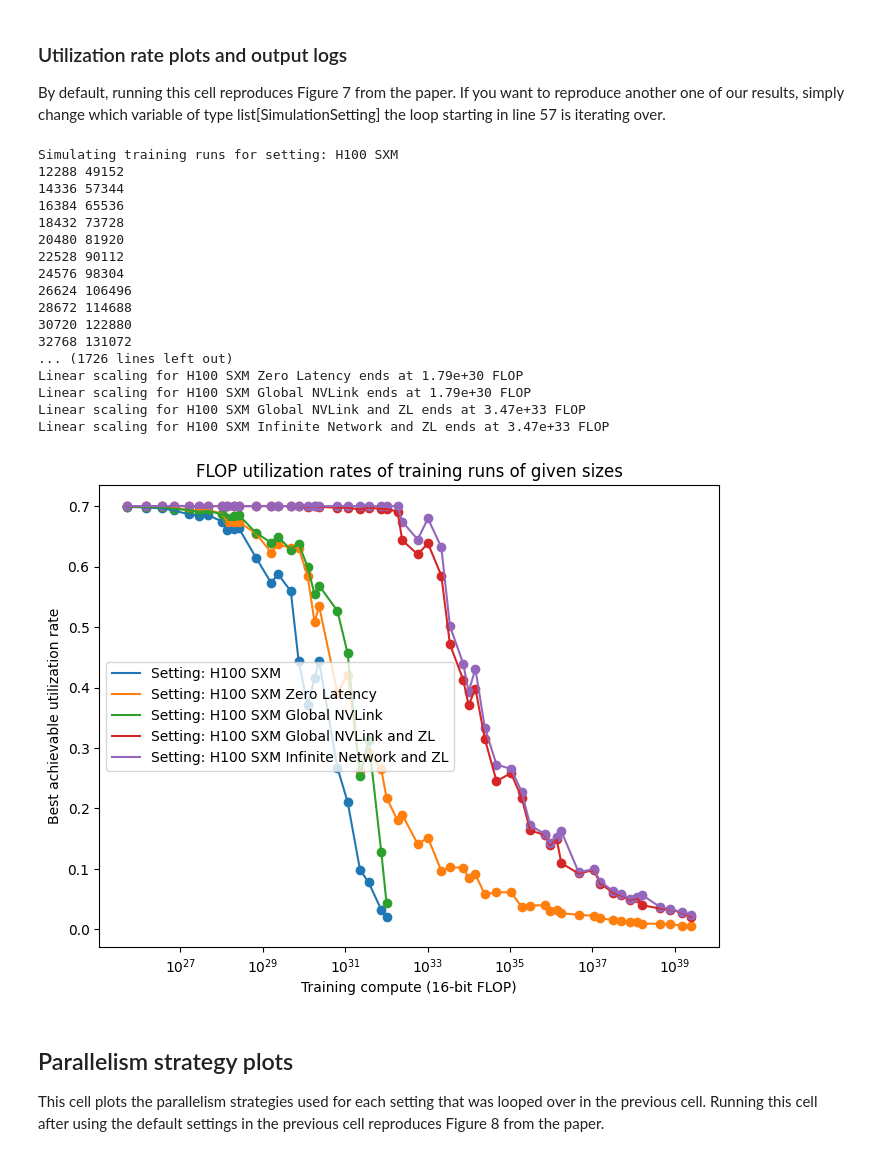
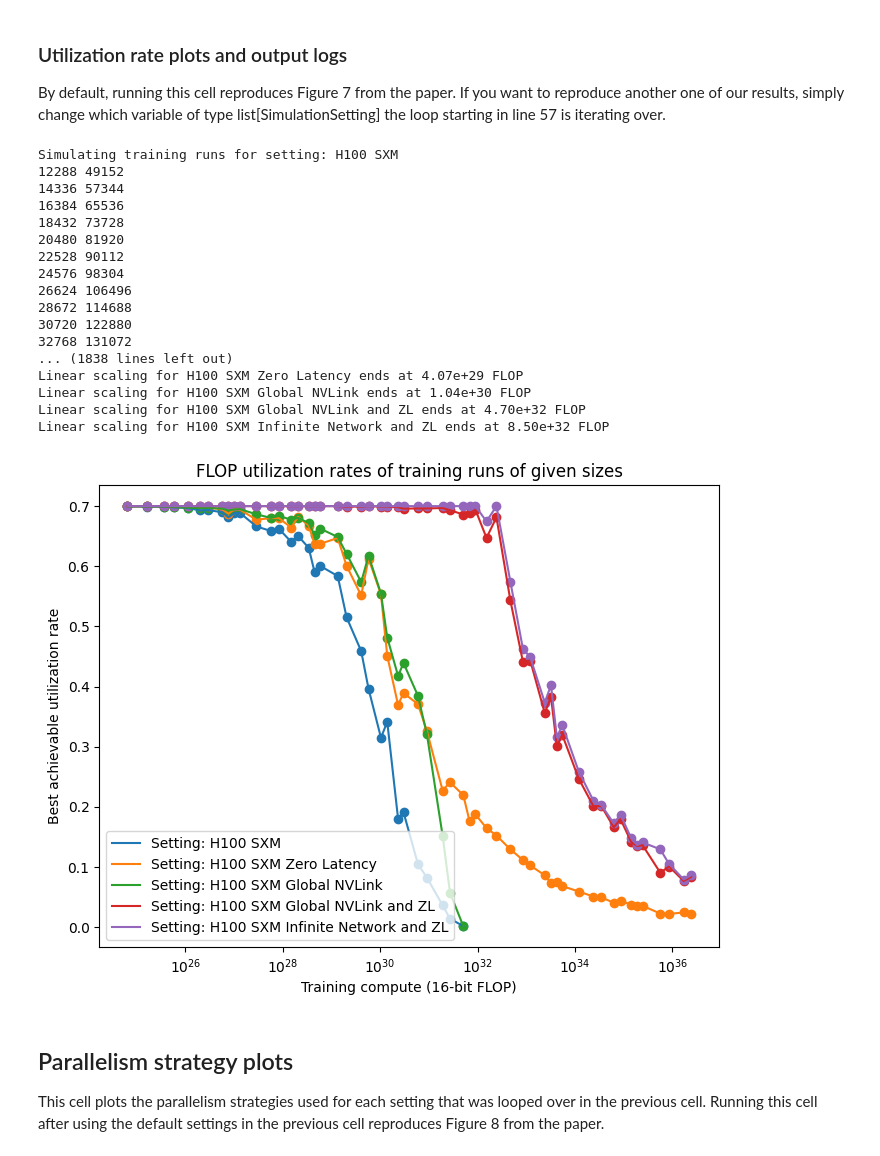
Before and after one commit to ege-erdil/limits_to_distributed_training, a Jupyter notebook: optimal_parallelism.ipynb, the cells around one changed output. Cells and saved outputs as stored; diff of their text form; code cells hidden in the pictures.

```diff
--- a/optimal_parallelism.ipynb
+++ b/optimal_parallelism.ipynb
@@ -227,8 +227,9 @@ def training_results(gpu, d_model, d_ff, layers, sparsity_factor, batch_size, se
 
     # now, compute how long the matrix multiplications actually take
     # multiplied by 3 because of once per fwd and twice per bwd pass, by L/N_PP because each PP stage handles that many layers, and by num_of_microbatches because each PP stage sees that many microbatches
-    real_matmul_time_sec = 3 * (layers//N_PP) * (sparsity_factor//N_EP) * num_of_microbatches * (gpu.matmul_time_seconds(d_ff//N_TP_ff, d_model//N_TP_model, batch_size*seq_len//(N_DP*num_of_microbatches*sparsity_factor)) + \
-                                                                          gpu.matmul_time_seconds(d_model//N_TP_model, d_ff//N_TP_ff, batch_size*seq_len//(N_DP*num_of_microbatches*sparsity_factor)))
+    real_matmul_time_sec = 3 * (layers//N_PP) * (sparsity_factor//N_EP) * num_of_microbatches * \
+                                    (gpu.matmul_time_seconds(d_ff//N_TP_ff, d_model//N_TP_model, batch_size*seq_len//(N_DP*num_of_microbatches*sparsity_factor)) + \
+                                    gpu.matmul_time_seconds(d_model//N_TP_model, d_ff//N_TP_ff, batch_size*seq_len//(N_DP*num_of_microbatches*sparsity_factor)))
 
     dp_comm_time_sec = 0
     dp_latency_time_sec = 0
@@ -575,7 +576,7 @@ linear_scaling_end_dict = {}
 
 plt.figure(figsize=(8, 6))
 
-for setting in grand_comparison_settings_sparse: ## change the list being iterated over here to obtain outputs for different simulation settings
+for setting in grand_comparison_settings_dense: ## change the list being iterated over here to obtain outputs for different simulation settings
     linear_scaling_regime_ends = None
     gpu = setting.gpu
 
@@ -615,39 +616,39 @@ for setting in linear_scaling_end_dict:
     if linear_scaling_end_dict[setting] == None:
         print("Linear scaling for %s ends at above %.2e FLOP" % (setting.identifier, max([info[6] for info in info_dict[setting]])))
     else:
         print("Linear scaling for %s ends at %.2e FLOP" % (setting.identifier, linear_scaling_end_dict[setting]))
 
 run_name = "grand_comparison_sparse"
 
 plt.xscale("log")
 plt.xlabel("Training compute (16-bit FLOP)")
 plt.ylabel("Best achievable utilization rate")
 plt.legend()
 
 plt.title("FLOP utilization rates of training runs of given sizes")
 
 plt.savefig("visuals/utilization_plot_%s.png" % (run_name))
 plt.savefig("visuals/utilization_plot_%s.pdf" % (run_name))
 plt.show()
 # %% [output]
 Simulating training runs for setting: H100 SXM
 12288 49152
 14336 57344
 16384 65536
 18432 73728
 20480 81920
 22528 90112
 24576 98304
 26624 106496
 28672 114688
 30720 122880
 32768 131072
-... (1726 lines left out)
-Linear scaling for H100 SXM Zero Latency ends at 1.79e+30 FLOP
-Linear scaling for H100 SXM Global NVLink ends at 1.79e+30 FLOP
-Linear scaling for H100 SXM Global NVLink and ZL ends at 3.47e+33 FLOP
-Linear scaling for H100 SXM Infinite Network and ZL ends at 3.47e+33 FLOP
+... (1838 lines left out)
+Linear scaling for H100 SXM Zero Latency ends at 4.07e+29 FLOP
+Linear scaling for H100 SXM Global NVLink ends at 1.04e+30 FLOP
+Linear scaling for H100 SXM Global NVLink and ZL ends at 4.70e+32 FLOP
+Linear scaling for H100 SXM Infinite Network and ZL ends at 8.50e+32 FLOP
-[figure, old version]
+[figure, new version]
 # %% [markdown]
 ## Parallelism strategy plots
 
```
